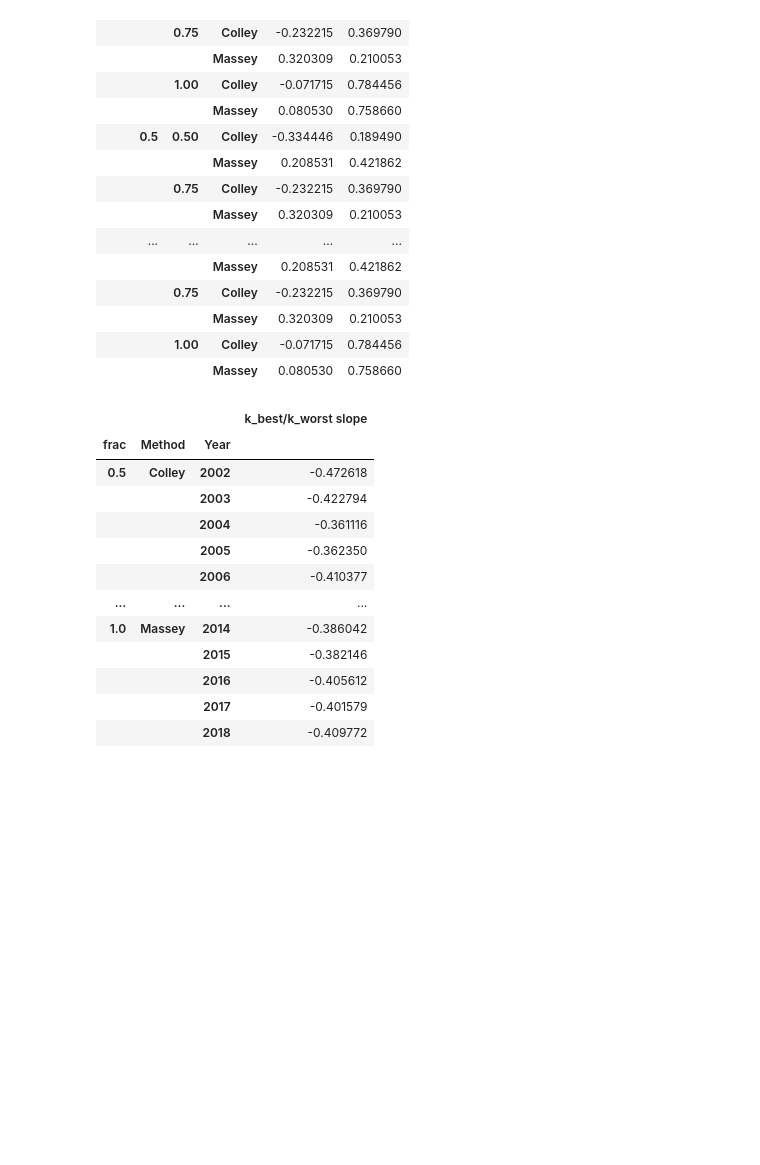
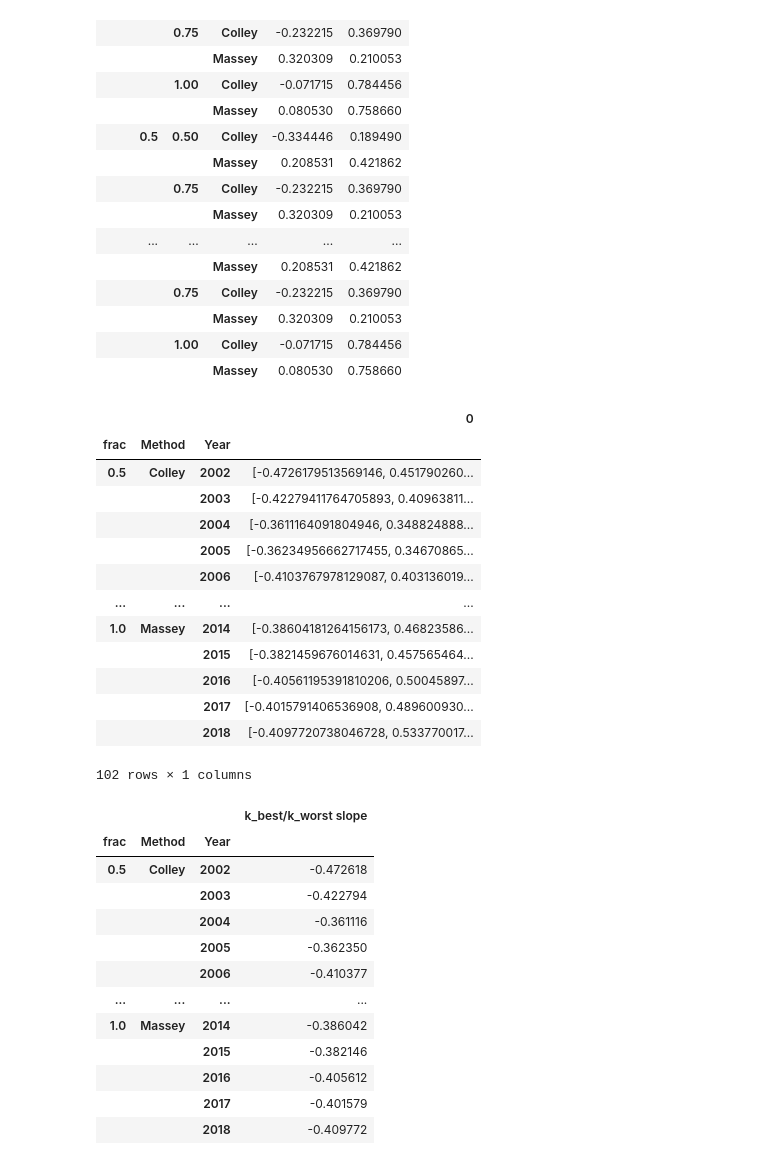
Before and after one commit to IGARDS/sensitivity_study, a Jupyter notebook: experiments/MarchMadnessHyperparameters.ipynb, the cells around one changed output. Saved outputs shown, nothing was run; the diff lists cells and outputs as text; code cells hidden in the pictures; blank space fills up the shorter version.

```diff
--- a/experiments/MarchMadnessHyperparameters.ipynb
+++ b/experiments/MarchMadnessHyperparameters.ipynb
@@ -542,6 +572,24 @@ for field in corr_results.keys():
 |  |  | Massey | 0.320309 | 0.210053 |
 |  | 1.00 | Colley | -0.071715 | 0.784456 |
 |  |  | Massey | 0.080530 | 0.758660 |
+# %%
+slopes = pd.DataFrame(results.dropna().reset_index().groupby(['frac','Method','Year']).apply(lambda df: np.polyfit(df['threshold'], df['k_best/k_worst'],deg=1)))
+slopes
+# %% [output]
+|  |  |  | 0 |
+| frac | Method | Year |  |
+| 0.5 | Colley | 2002 | [-0.4726179513569146, 0.451790260... |
+|  |  | 2003 | [-0.42279411764705893, 0.40963811... |
+|  |  | 2004 | [-0.3611164091804946, 0.348824888... |
+|  |  | 2005 | [-0.36234956662717455, 0.34670865... |
+|  |  | 2006 | [-0.4103767978129087, 0.403136019... |
+| ... | ... | ... | ... |
+| 1.0 | Massey | 2014 | [-0.38604181264156173, 0.46823586... |
+|  |  | 2015 | [-0.3821459676014631, 0.457565464... |
+|  |  | 2016 | [-0.40561195391810206, 0.50045897... |
+|  |  | 2017 | [-0.4015791406536908, 0.489600930... |
+|  |  | 2018 | [-0.4097720738046728, 0.533770017... |
+102 rows × 1 columns
 # %%
 slopes = pd.DataFrame(results.dropna().reset_index().groupby(['frac','Method','Year']).apply(lambda df: np.polyfit(df['threshold'], df['k_best/k_worst'], 1)[0]))
 slopes.columns = ['k_best/k_worst slope']
```
Also changed, not shown: parts of 7 cells of this notebook, 2 other files.
